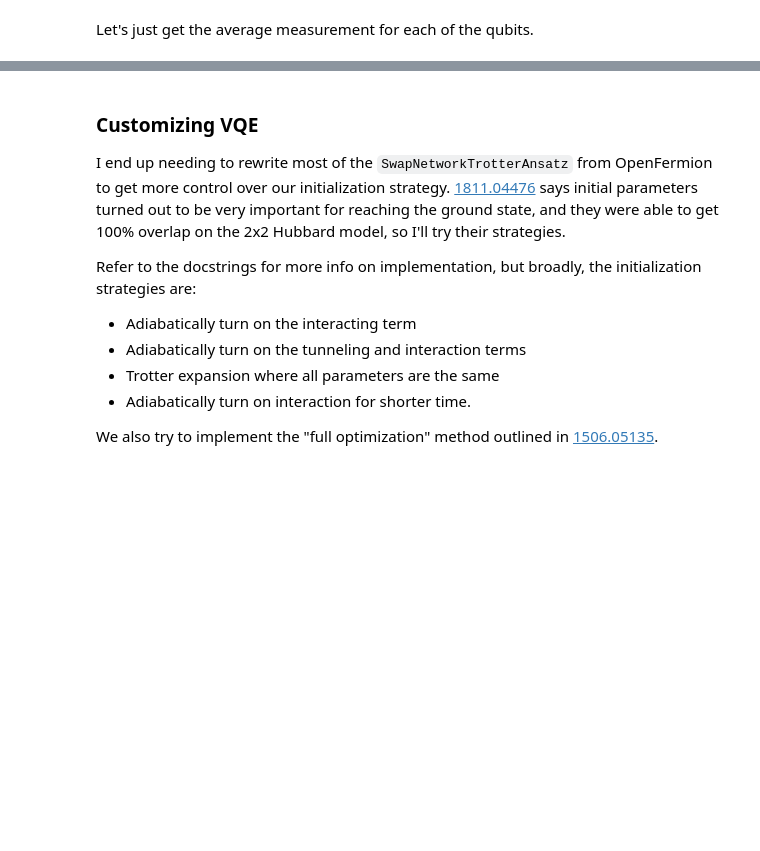
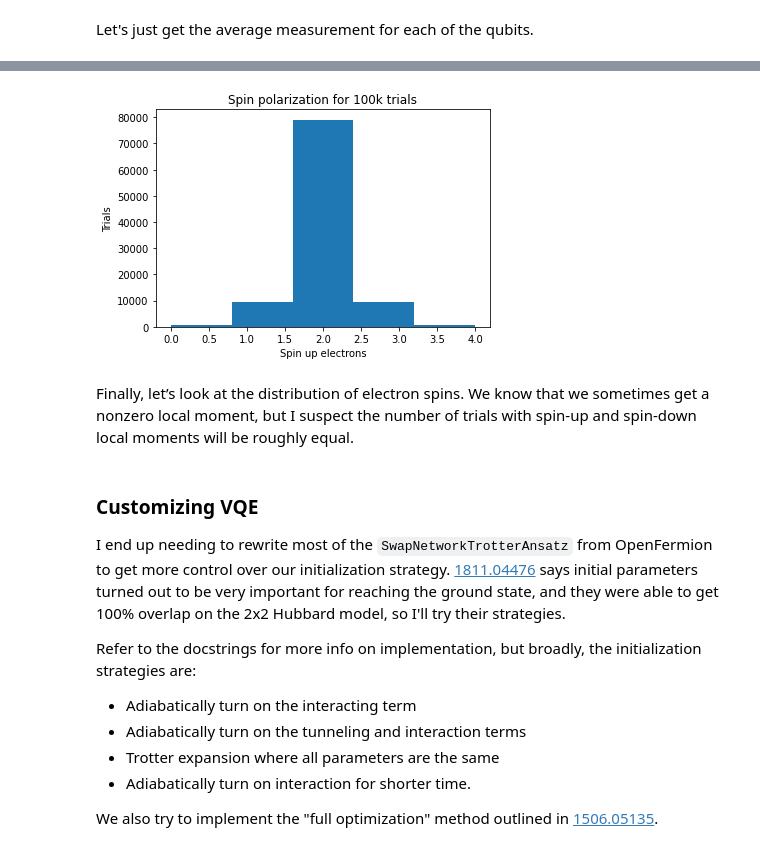
Before and after one commit to warrenalphonso/qc-mentorship, a Jupyter notebook: VHA.ipynb, the cells around one changed output, grey strips where cells are left out. Saved outputs shown, nothing was run; the diff lists cells and outputs as text; code cells hidden in the pictures; blank space fills up the shorter version.

```diff
--- a/VHA.ipynb
+++ b/VHA.ipynb
@@ -331,6 +332,7 @@ Let's just get the average measurement for each of the qubits.
 # %%
 from cirq import measure_state_vector
 
-hundred_thousand_measurements = [measure_state_vector(VHA_ground_state, range(2 * x_n * y_n))[0] for _ in range(100000)]
+hundred_thousand_measurements = np.array(
+    [measure_state_vector(VHA_ground_state, range(2 *x_n*y_n))[0] for _ in range(100000)])
 np.mean(hundred_thousand_measurements, axis=0)
 # %% [output]
@@ -342,8 +345,7 @@ Let's think about what this means. We used Jordan-Wigner encoding which means th
 
 This also means we don't prefer any spin over the other, which makes it unlikely magnetic moments will form.
 # %%
-# Checking number of trials with two 1's
 for trial in hundred_thousand_measurements:
-    if np.count_nonzero(trial) != 2:
+    if np.count_nonzero(trial) != x_n*y_n:
         print(np.count_nonzero(trial))
 # %% [markdown]
@@ -370,12 +376,0 @@ Huh. Looks like my guess was wrong about the first one. In about half of the tri
-# %%
-total_2_spin_UP = 0
-total_2_spin_DOWN = 0
-
-for trial in hundred_thousand_measurements:
-    if np.count_nonzero(trial[:2]) == 2:
-#         print(trial[:4])
-        total_2_spin_UP += 1
-    if np.count_nonzero(trial[2:]) == 2:
-        total_2_spin_DOWN += 1
-print("Number of trials with 2 spin-UPs: {}".format(total_2_spin_UP))
-print("Number of trials with 2 spin-DOWNs: {}".format(total_2_spin_DOWN))
@@ -387,3 +381,24 @@ Yup, they're about the same, so on average, there's no magnetism.
+# %%
+total_spin_ups = []
+for trial in hundred_thousand_measurements:
+    # We only care about number of qubits here. Since we know we always
+    # have 4 total qubits, we can look only at the spin-ups.
+    spin_up_qubits = trial[:x_n*y_n]
+    n_spin_ups = np.count_nonzero(spin_up_qubits)
+    # n_states_spin_up[str(n_spin_ups)] += 1
+    total_spin_ups.append(n_spin_ups)
+# %%
+import matplotlib.pyplot as plt
+plt.hist(total_spin_ups, bins=5)
+plt.title("Spin polarization for 100k trials")
+plt.xlabel("Spin up electrons")
+plt.ylabel("Trials")
+plt.show()
+# plt.savefig("symmetric_spins.png")
+# %% [output]
+[figure, added]
+# %% [markdown]
+Finally, let’s look at the distribution of electron spins. We know that we sometimes get a nonzero local moment, but I suspect the number of trials with spin-up and spin-down local moments will be roughly equal.
 # %% [markdown]
 ### Customizing VQE
 
```
Also changed, not shown: parts of 16 cells of this notebook, 2 other files.
